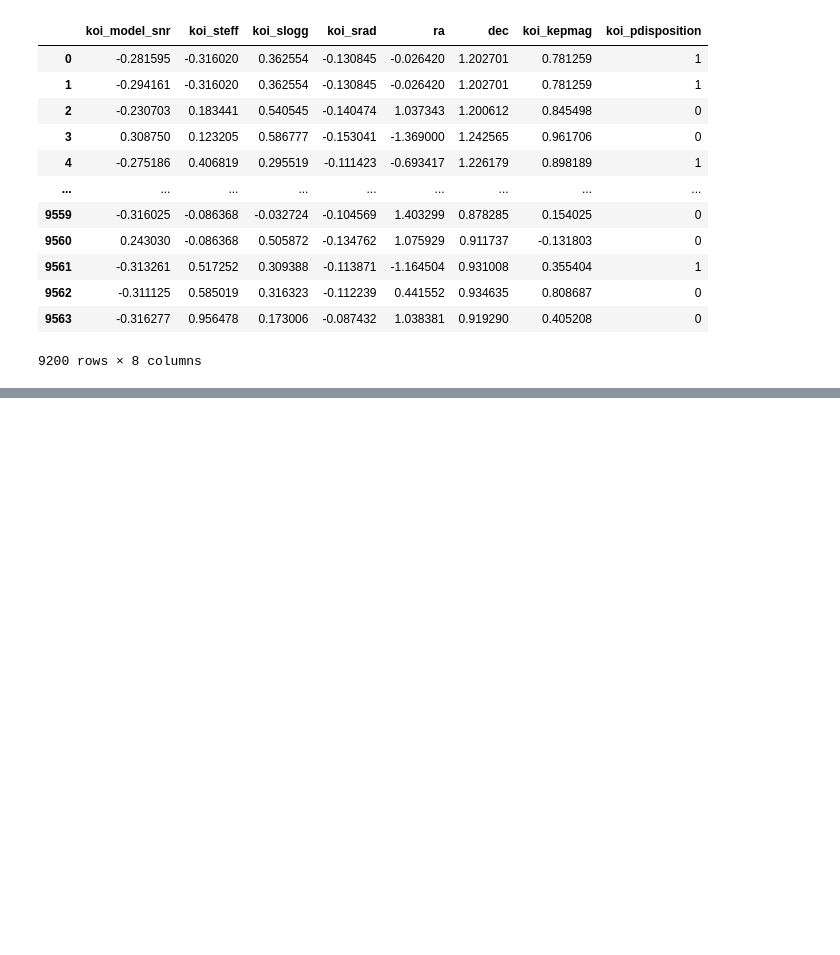
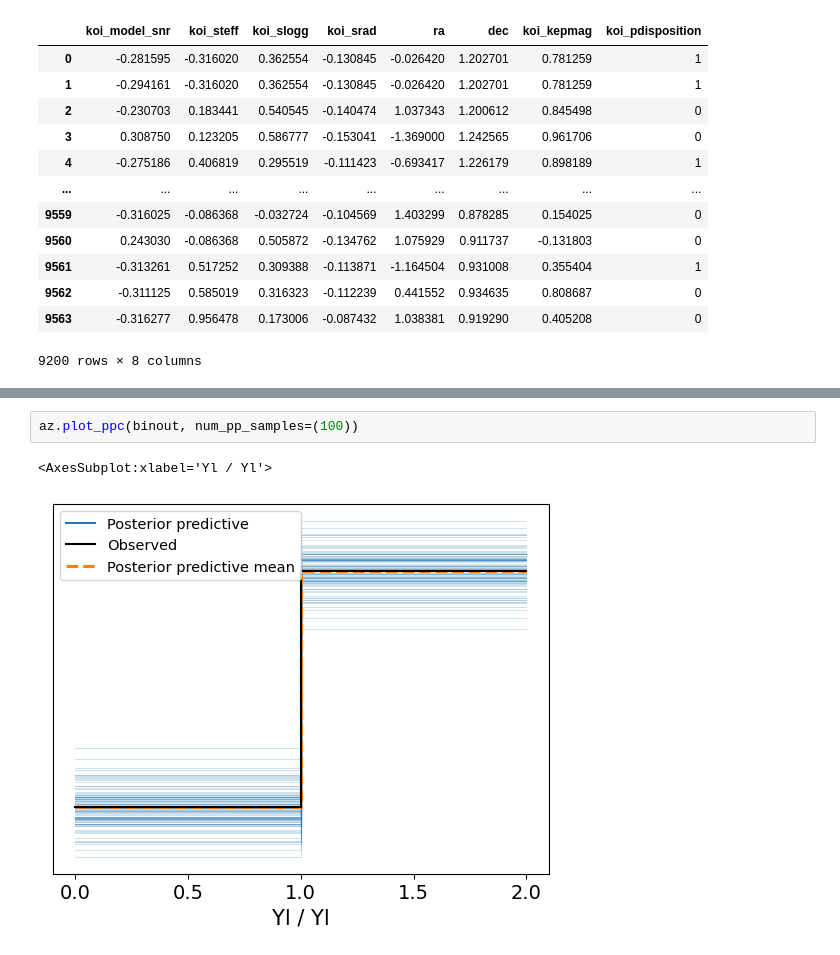
Before and after one commit to Haigro/Exoplanet-Classification, a Jupyter notebook: Project.ipynb, the cells around one changed output, grey strips where cells are left out. Cells and saved outputs as stored; diff of their text form; blank space fills up the shorter version.

```diff
--- a/Project.ipynb
+++ b/Project.ipynb
@@ -336,0 +285,5 @@ Text(0, 0.5, 'P(Exoplanet)')
+# %%
+az.plot_ppc(binout, num_pp_samples=(100))
+# %% [output]
+<AxesSubplot:xlabel='Yl / Yl'>
+[figure, added]
```
Also changed, not shown: parts of 30 cells of this notebook.
